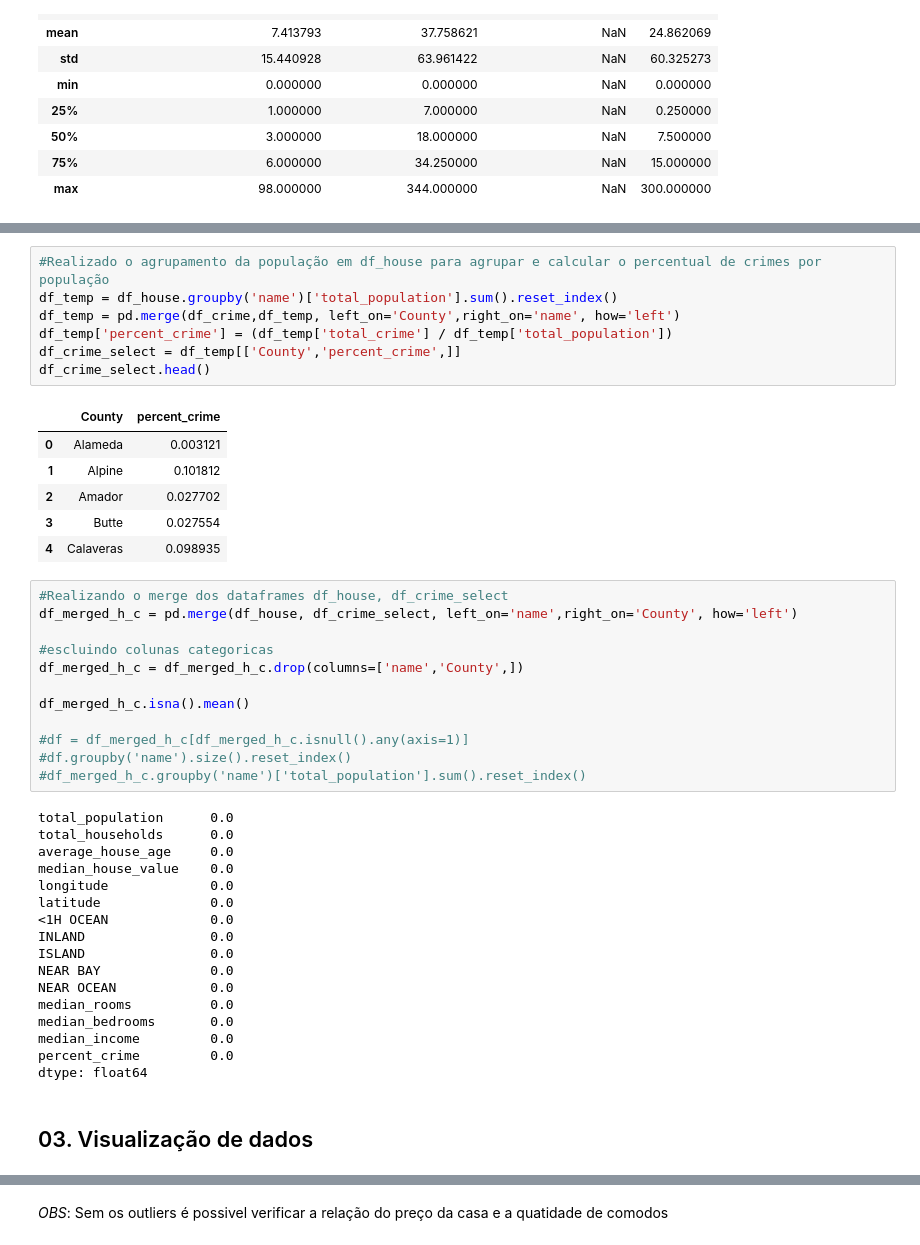
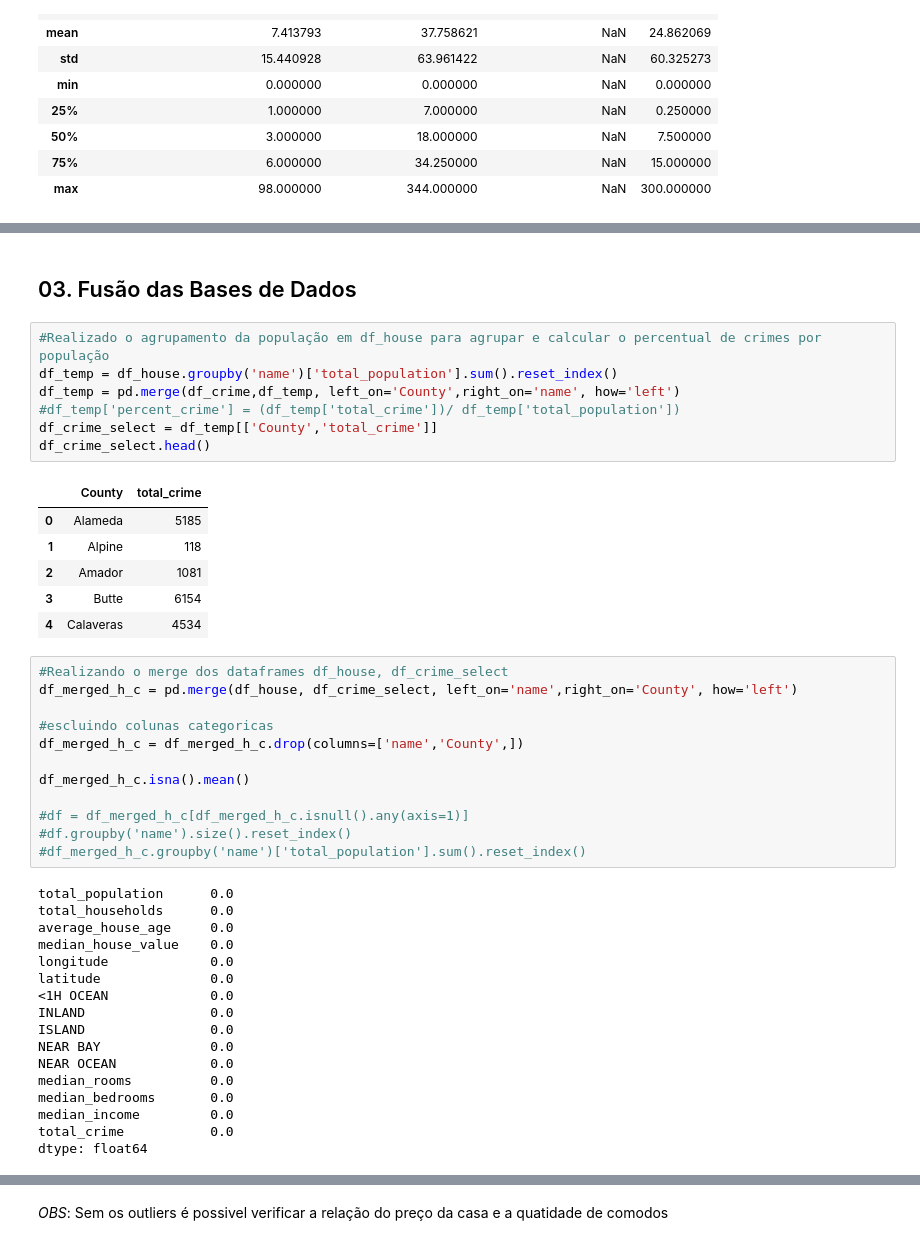
Before and after one commit to christhiangoncalves/Calculo_de_Preco_Casas_California, a Jupyter notebook: California_house_Price.ipynb, the cells around one changed output, grey strips where cells are left out. Cells and saved outputs as stored; diff of their text form.

```diff
--- a/California_house_Price.ipynb
+++ b/California_house_Price.ipynb
@@ -387,20 +399,22 @@ df_crime.head()
 | 38 | Nonmetropolitan Counties | Amador | 350 | 1 | 2 | 5 | ... |
 | 1 | Metropolitan Counties | Butte | 3155 | 4 | 20 | 14 | ... |
 | 39 | Nonmetropolitan Counties | Calaveras | 3111 | 6 | 24 | 8 | ... |
+# %% [markdown]
+## 03. Fusão das Bases de Dados
 # %%
 #Realizado o agrupamento da população em df_house para agrupar e calcular o percentual de crimes por população
 df_temp = df_house.groupby('name')['total_population'].sum().reset_index()
 df_temp = pd.merge(df_crime,df_temp, left_on='County',right_on='name', how='left')
-df_temp['percent_crime'] = (df_temp['total_crime'] / df_temp['total_population'])
-df_crime_select = df_temp[['County','percent_crime',]]
+#df_temp['percent_crime'] = (df_temp['total_crime'])/ df_temp['total_population'])
+df_crime_select = df_temp[['County','total_crime']]
 df_crime_select.head()
 # %% [output]
-|  | County | percent_crime |
-| 0 | Alameda | 0.003121 |
-| 1 | Alpine | 0.101812 |
-| 2 | Amador | 0.027702 |
-| 3 | Butte | 0.027554 |
-| 4 | Calaveras | 0.098935 |
+|  | County | total_crime |
+| 0 | Alameda | 5185 |
+| 1 | Alpine | 118 |
+| 2 | Amador | 1081 |
+| 3 | Butte | 6154 |
+| 4 | Calaveras | 4534 |
 # %%
 #Realizando o merge dos dataframes df_house, df_crime_select
 df_merged_h_c = pd.merge(df_house, df_crime_select, left_on='name',right_on='County', how='left')
@@ -428,7 +442,5 @@ NEAR OCEAN            0.0
 median_rooms          0.0
 median_bedrooms       0.0
 median_income         0.0
-percent_crime         0.0
+total_crime           0.0
 dtype: float64
-# %% [markdown]
-## 03. Visualização de dados
```
Also changed, not shown: parts of 37 cells of this notebook.
